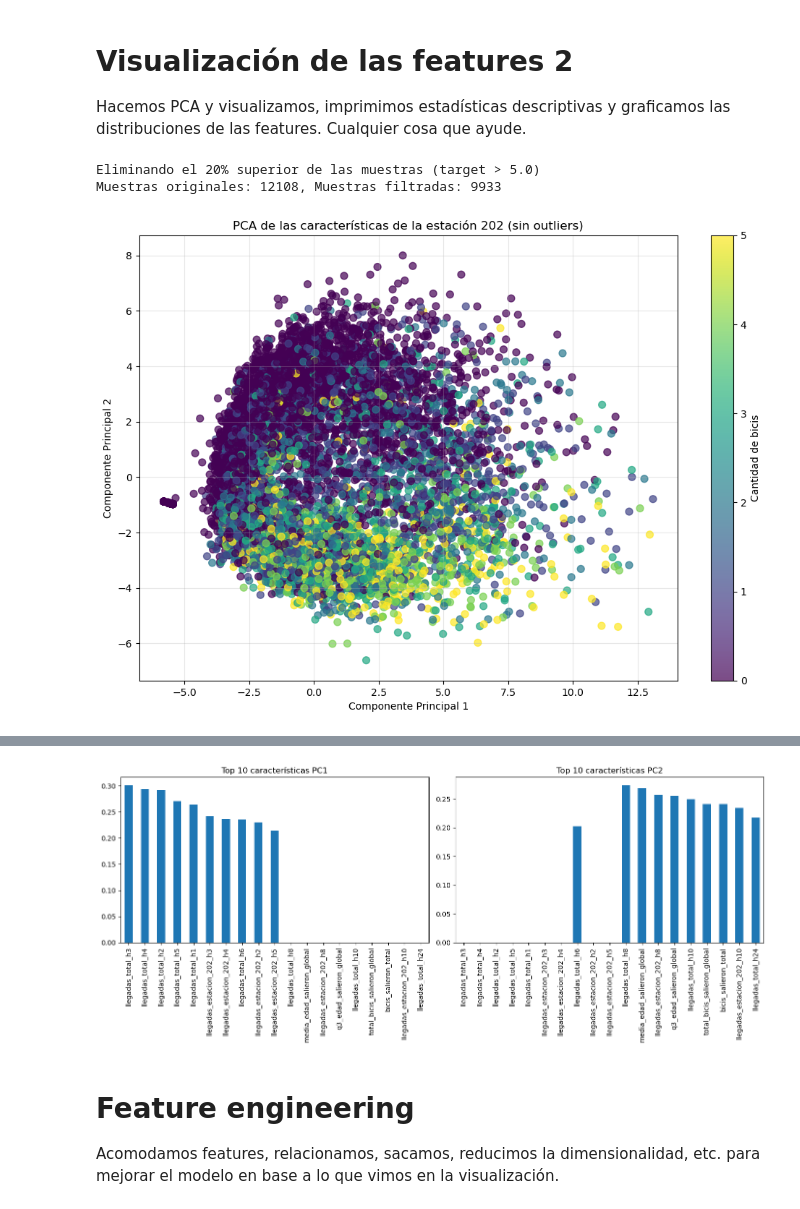
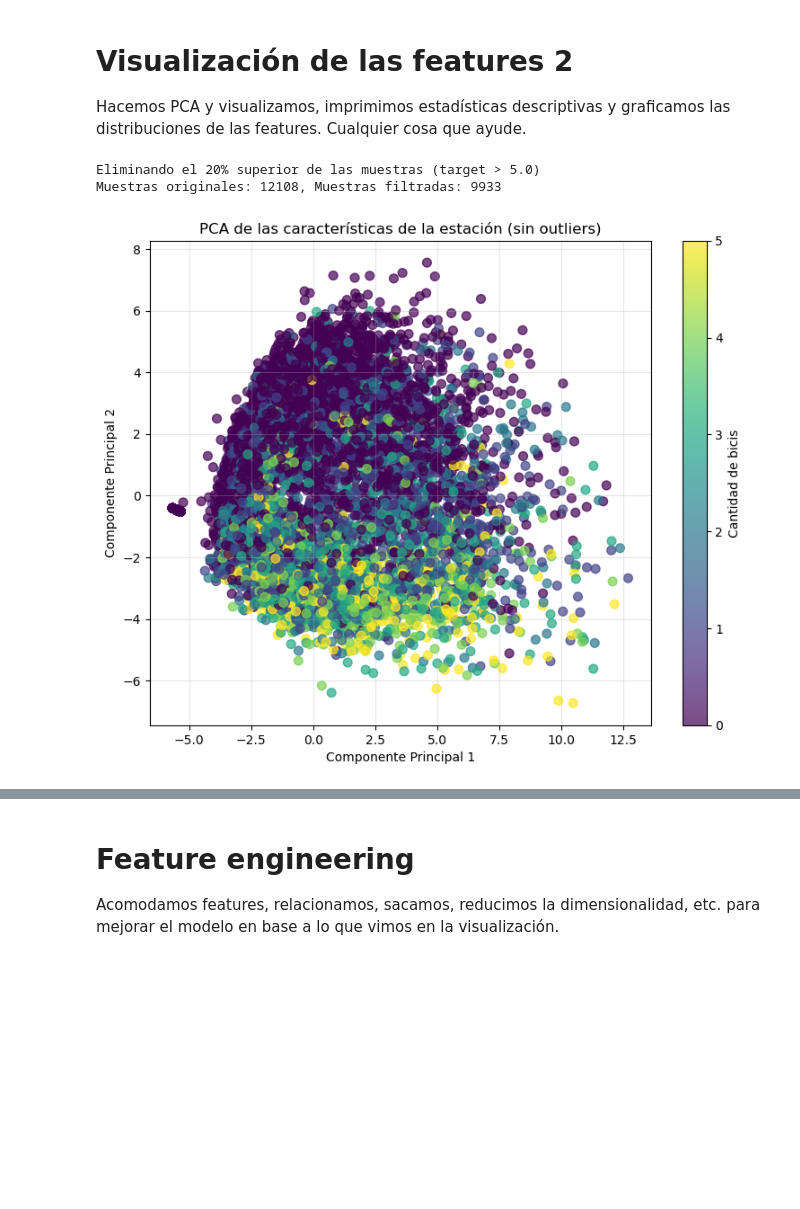
Before and after one commit to castaisa/BA_BICIS_MyC, a Jupyter notebook: src_main/features_2/Limited_stations_info.ipynb, the cells around one changed output, grey strips where cells are left out. Drawn from its saved outputs; the diff is of its cells as text; code cells hidden in the pictures; blank space fills up the shorter version.

```diff
--- a/src_main/features_2/Limited_stations_info.ipynb
+++ b/src_main/features_2/Limited_stations_info.ipynb
@@ -243,73 +323,9 @@ mt.tabla_metricas_modelos(modelos_predicciones_populares, y_val_202_populares)
 # Visualización de las features 2
 Hacemos PCA y visualizamos, imprimimos estadísticas descriptivas y graficamos las distribuciones de las features. Cualquier cosa que ayude.
 # %%
-def graficar_pca(X_train, y_train, percentile_cutoff=80):
-    from sklearn.decomposition import PCA
-    from sklearn.preprocessing import StandardScaler
-    import pandas as pd
-
-    # Combinar X e y para filtrar por valor del target
-    combined = pd.DataFrame(X_train.copy())
-    combined['target'] = y_train
-
-    # Calcular el valor de corte del percentil
-    cutoff_value = combined['target'].quantile(percentile_cutoff/100)
-    print(f"Eliminando el {100-percentile_cutoff}% superior de las muestras (target > {cutoff_value})")
-
-    # Filtrar las muestras
-    filtered = combined[combined['target'] <= cutoff_value]
-
-    # Separar nuevamente X e y
-    X_filtered = filtered.drop('target', axis=1)
-    y_filtered = filtered['target']
-
-    print(f"Muestras originales: {len(X_train)}, Muestras filtradas: {len(X_filtered)}")
-
-    # Estandarizar los datos
-    scaler = StandardScaler()
-    X_scaled = scaler.fit_transform(X_filtered)
-
-    # Aplicar PCA
-    pca = PCA(n_components=2)
-    X_pca = pca.fit_transform(X_scaled)
-
-    # Graficar los resultados con colores según el target
-    plt.figure(figsize=(12, 8))
-    scatter = plt.scatter(X_pca[:, 0], X_pca[:, 1], c=y_filtered, alpha=0.7, cmap='viridis', s=50)
-    plt.colorbar(scatter, label='Cantidad de bicis')
-    plt.title('PCA de las características de la estación 202 (sin outliers)')
-    plt.xlabel('Componente Principal 1')
-    plt.ylabel('Componente Principal 2')
-    plt.grid(alpha=0.3)
-    plt.show()
-
-    # Mostrar la varianza explicada por cada componente
-    explained_variance = pca.explained_variance_ratio_
-    print(f"Varianza explicada por los 2 primeros componentes: {sum(explained_variance)*100:.2f}%")
-    print(f"Componente 1: {explained_variance[0]*100:.2f}%")
-    print(f"Componente 2: {explained_variance[1]*100:.2f}%")
-
-    # Analizar importancia de las características
-    feature_names = X_filtered.columns
-    components_df = pd.DataFrame(pca.components_.T, index=feature_names, columns=['PC1', 'PC2'])
-    top_features = pd.concat([
-        components_df['PC1'].abs().sort_values(ascending=False).head(10),
-        components_df['PC2'].abs().sort_values(ascending=False).head(10)
-    ], axis=1)
-
-    plt.figure(figsize=(14, 6))
-    plt.subplot(1, 2, 1)
-    top_features['PC1'].plot(kind='bar', title='Top 10 características PC1')
-    plt.subplot(1, 2, 2)
-    top_features['PC2'].plot(kind='bar', title='Top 10 características PC2')
-    plt.tight_layout()
-    plt.show()
-
-    return pca, scaler
-
-# Aplicar la función a los datos
-pca_model, scaler_model = graficar_pca(X_train_202, y_train_202)
+importlib.reload(vis2)
+pca_model, scaler_model = vis2.graficar_pca(X_train_202, y_train_202)
 # %% [output]
 Eliminando el 20% superior de las muestras (target > 5.0)
 Muestras originales: 12108, Muestras filtradas: 9933
-[figure, old version]
+[figure, new version]
@@ -319,4 +349,3 @@ Componente 2: 18.94%
-[figure, removed]
 # %% [markdown]
 # Feature engineering
 Acomodamos features, relacionamos, sacamos, reducimos la dimensionalidad, etc. para mejorar el modelo en base a lo que vimos en la visualización.
```
Also changed, not shown: parts of 14 cells of this notebook, 5 other files.
